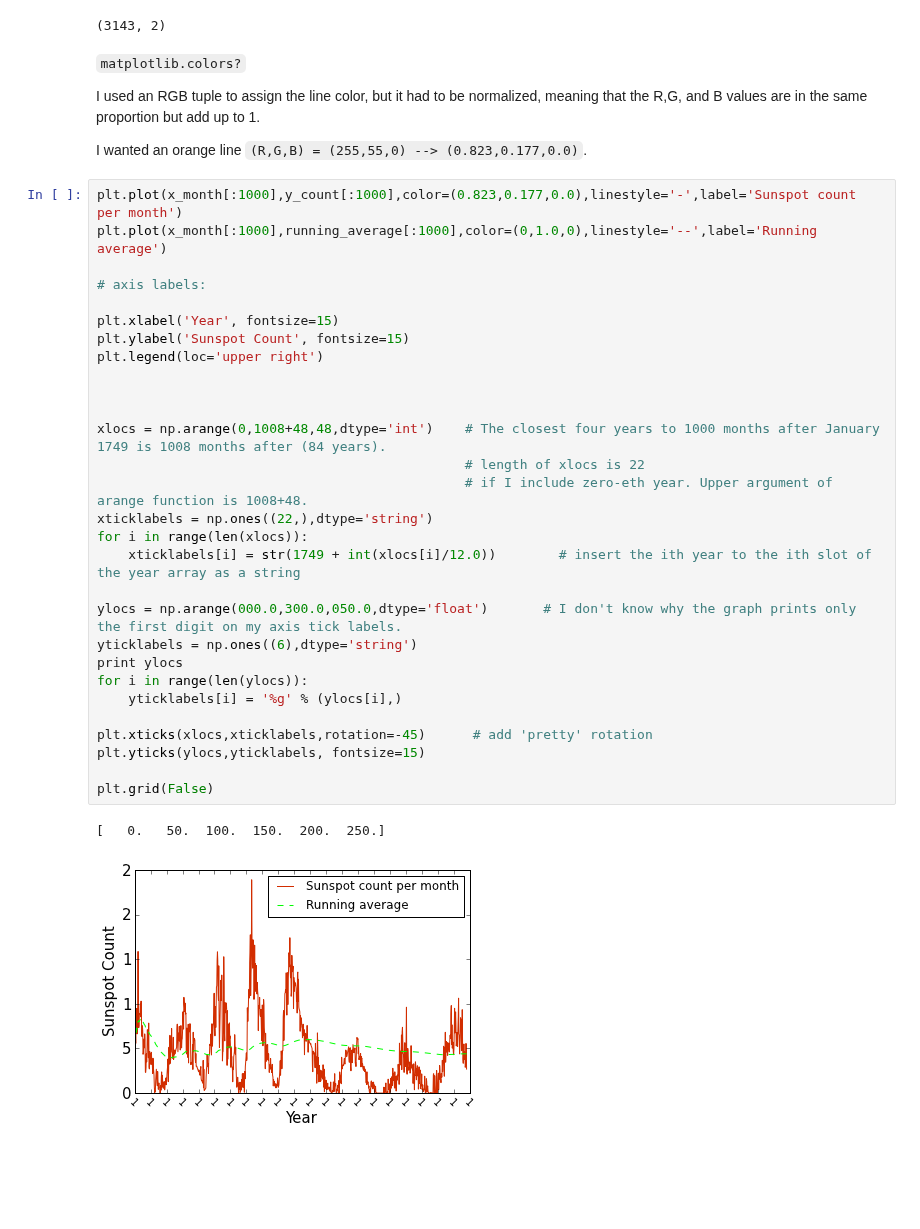
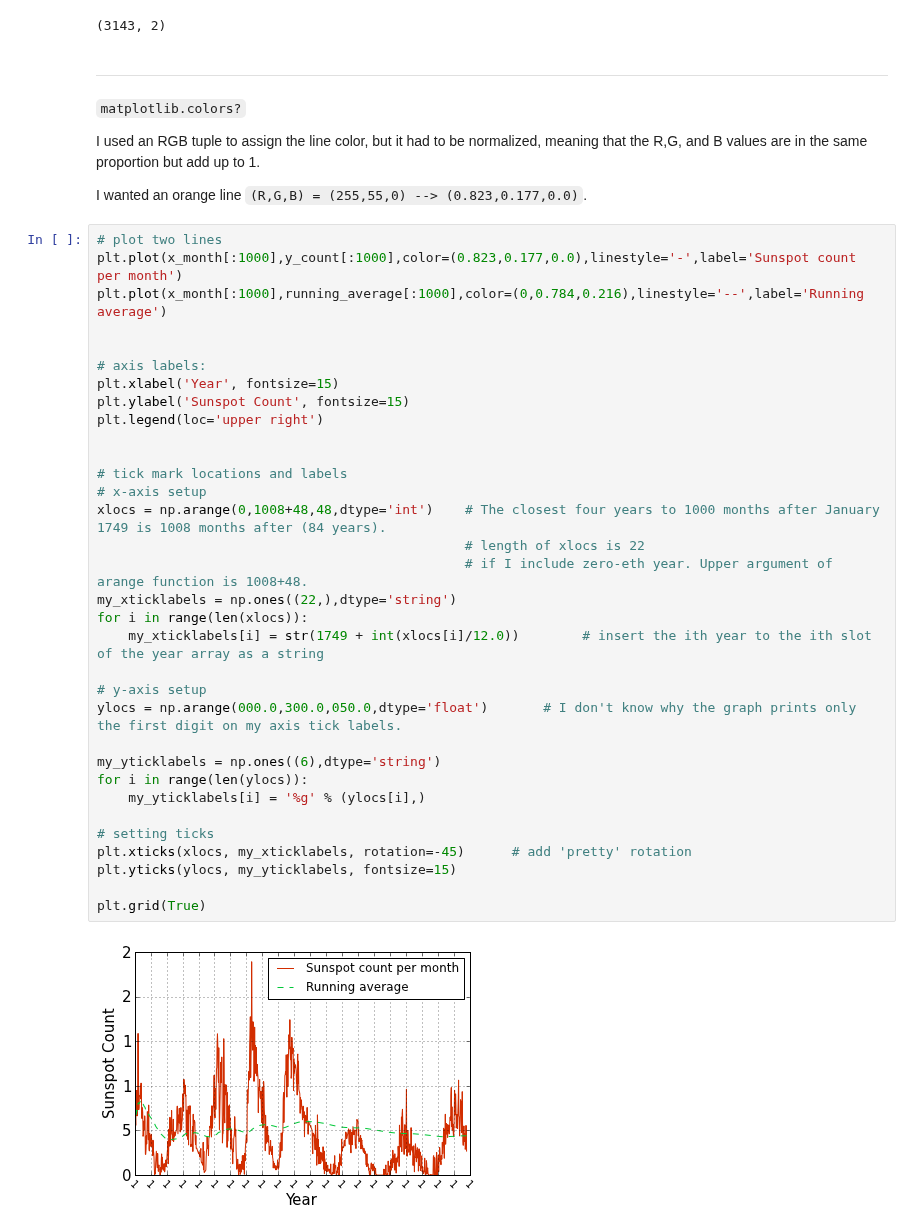
Before and after one commit to kbouch/PHYS202-S13, a Jupyter notebook: Week3/GraphicsEx2.ipynb, the cells around one changed output. Cells and saved outputs as stored; diff of their text form; blank space fills up the shorter version.

```diff
--- a/Week3/GraphicsEx2.ipynb
+++ b/Week3/GraphicsEx2.ipynb
@@ -190,40 +193,45 @@ for i in range(len(y_count)):
 # %% [output]
 (3143, 2)
 # %% [markdown]
+- - -
+
 `matplotlib.colors?`
 
 I used an RGB tuple to assign the line color, but it had to be normalized, meaning that the R,G, and B values are in the same proportion but add up to 1.
 
 I wanted an orange line `(R,G,B) = (255,55,0) --> (0.823,0.177,0.0)`.
 # %%
+# plot two lines
 plt.plot(x_month[:1000],y_count[:1000],color=(0.823,0.177,0.0),linestyle='-',label='Sunspot count per month')
-plt.plot(x_month[:1000],running_average[:1000],color=(0,1.0,0),linestyle='--',label='Running average')
+plt.plot(x_month[:1000],running_average[:1000],color=(0,0.784,0.216),linestyle='--',label='Running average')
+
 
 # axis labels:
-
 plt.xlabel('Year', fontsize=15)
 plt.ylabel('Sunspot Count', fontsize=15)
 plt.legend(loc='upper right')
 
 
-
+# tick mark locations and labels
+# x-axis setup
 xlocs = np.arange(0,1008+48,48,dtype='int')    # The closest four years to 1000 months after January 1749 is 1008 months after (84 years).
                                                # length of xlocs is 22
                                                # if I include zero-eth year. Upper argument of arange function is 1008+48.
-xticklabels = np.ones((22,),dtype='string')
+my_xticklabels = np.ones((22,),dtype='string')
 for i in range(len(xlocs)):
-    xticklabels[i] = str(1749 + int(xlocs[i]/12.0))        # insert the ith year to the ith slot of the year array as a string
+    my_xticklabels[i] = str(1749 + int(xlocs[i]/12.0))        # insert the ith year to the ith slot of the year array as a string
 
+# y-axis setup
 ylocs = np.arange(000.0,300.0,050.0,dtype='float')       # I don't know why the graph prints only the first digit on my axis tick labels.
-yticklabels = np.ones((6),dtype='string')
-print ylocs
+
+my_yticklabels = np.ones((6),dtype='string')
 for i in range(len(ylocs)):
-    yticklabels[i] = '%g' % (ylocs[i],)
+    my_yticklabels[i] = '%g' % (ylocs[i],)
 
-plt.xticks(xlocs,xticklabels,rotation=-45)      # add 'pretty' rotation
-plt.yticks(ylocs,yticklabels, fontsize=15)
+# setting ticks
+plt.xticks(xlocs, my_xticklabels, rotation=-45)      # add 'pretty' rotation
+plt.yticks(ylocs, my_yticklabels, fontsize=15)
 
-plt.grid(False)
+plt.grid(True)
 # %% [output]
-[   0.   50.  100.  150.  200.  250.]
-[figure, old version]
+[figure, new version]
```
Also changed, not shown: parts of 15 cells of this notebook.
